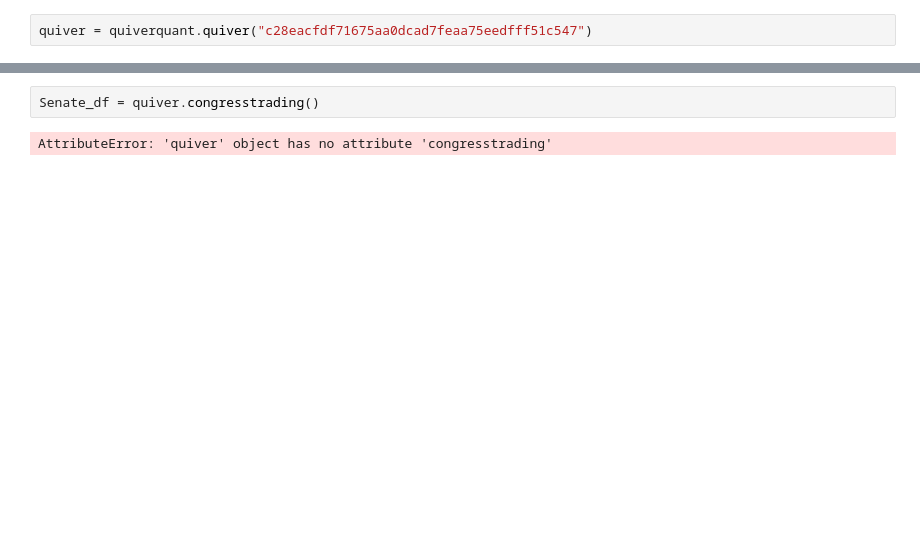
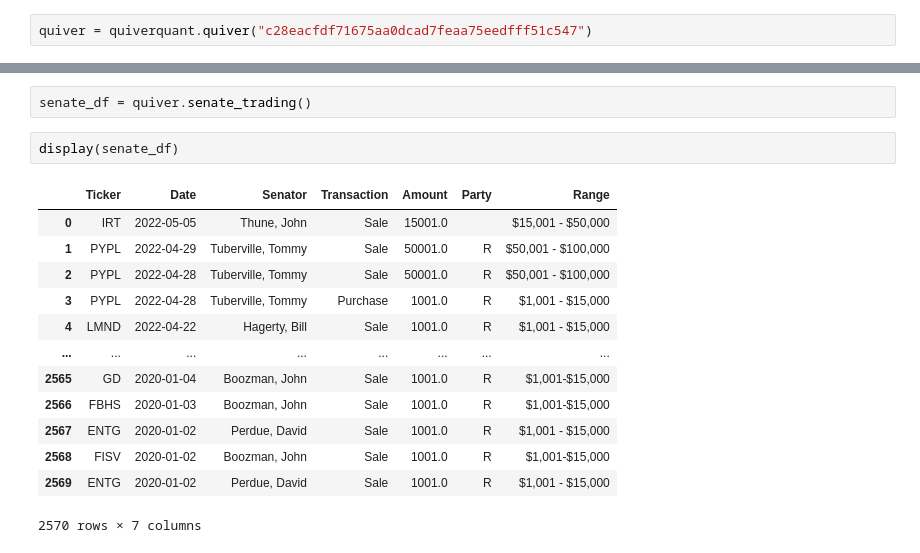
Before and after one commit to Loudju/Fintech_Project1_Politician_stock_trading, a Jupyter notebook: senate_trade_cleanup.ipynb, the cells around one changed output, grey strips where cells are left out. Cells and saved outputs as stored; diff of their text form; blank space fills up the shorter version.

```diff
--- a/senate_trade_cleanup.ipynb
+++ b/senate_trade_cleanup.ipynb
@@ -8,4 +51,18 @@ quiver = quiverquant.quiver("c28eacfdf71675aa0dcad7feaa75eedfff51c547")
 # %%
-Senate_df = quiver.congresstrading()
+senate_df = quiver.senate_trading()
-# %% [output]
-AttributeError: 'quiver' object has no attribute 'congresstrading'
+# %%
+display(senate_df)
+# %% [output]
+|  | Ticker | Date | Senator | Transaction | Amount | Party | Range |
+| 0 | IRT | 2022-05-05 | Thune, John | Sale | 15001.0 |  | $15,001 - $50,000 |
+| 1 | PYPL | 2022-04-29 | Tuberville, Tommy | Sale | 50001.0 | R | $50,001 - $100,000 |
+| 2 | PYPL | 2022-04-28 | Tuberville, Tommy | Sale | 50001.0 | R | $50,001 - $100,000 |
+| 3 | PYPL | 2022-04-28 | Tuberville, Tommy | Purchase | 1001.0 | R | $1,001 - $15,000 |
+| 4 | LMND | 2022-04-22 | Hagerty, Bill | Sale | 1001.0 | R | $1,001 - $15,000 |
+| ... | ... | ... | ... | ... | ... | ... | ... |
+| 2565 | GD | 2020-01-04 | Boozman, John | Sale | 1001.0 | R | $1,001-$15,000 |
+| 2566 | FBHS | 2020-01-03 | Boozman, John | Sale | 1001.0 | R | $1,001-$15,000 |
+| 2567 | ENTG | 2020-01-02 | Perdue, David | Sale | 1001.0 | R | $1,001 - $15,000 |
+| 2568 | FISV | 2020-01-02 | Boozman, John | Sale | 1001.0 | R | $1,001-$15,000 |
+| 2569 | ENTG | 2020-01-02 | Perdue, David | Sale | 1001.0 | R | $1,001 - $15,000 |
+2570 rows × 7 columns
```
Also changed, not shown: parts of 6 cells of this notebook.
